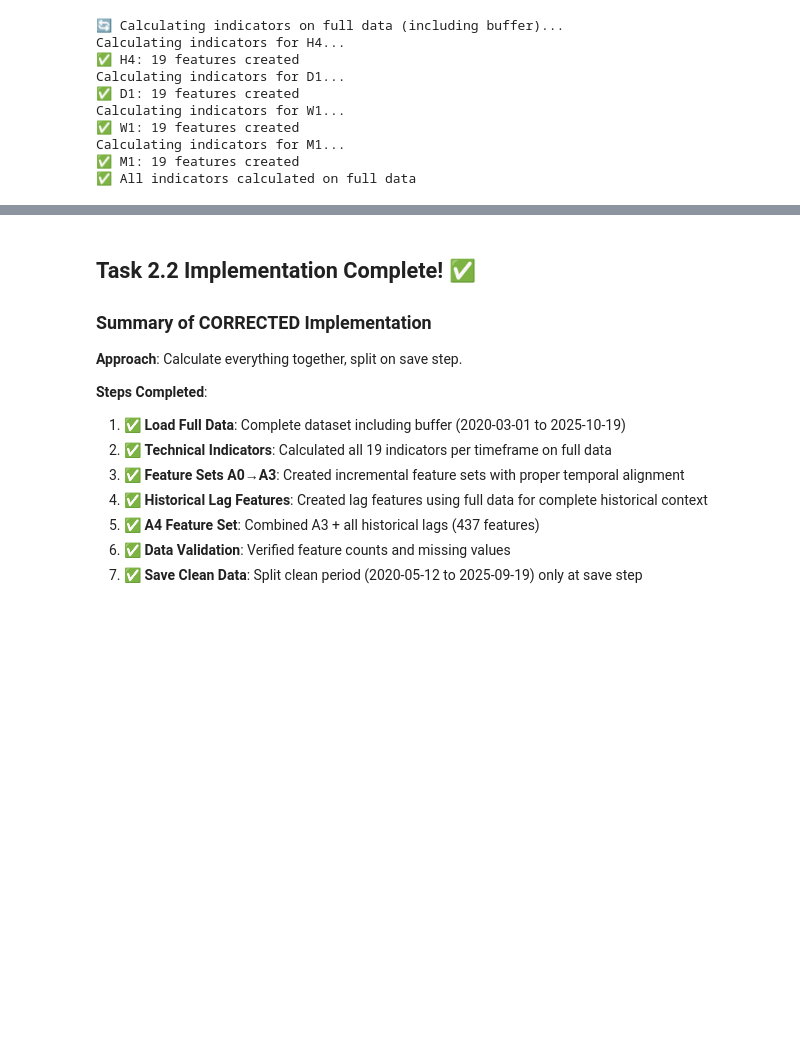
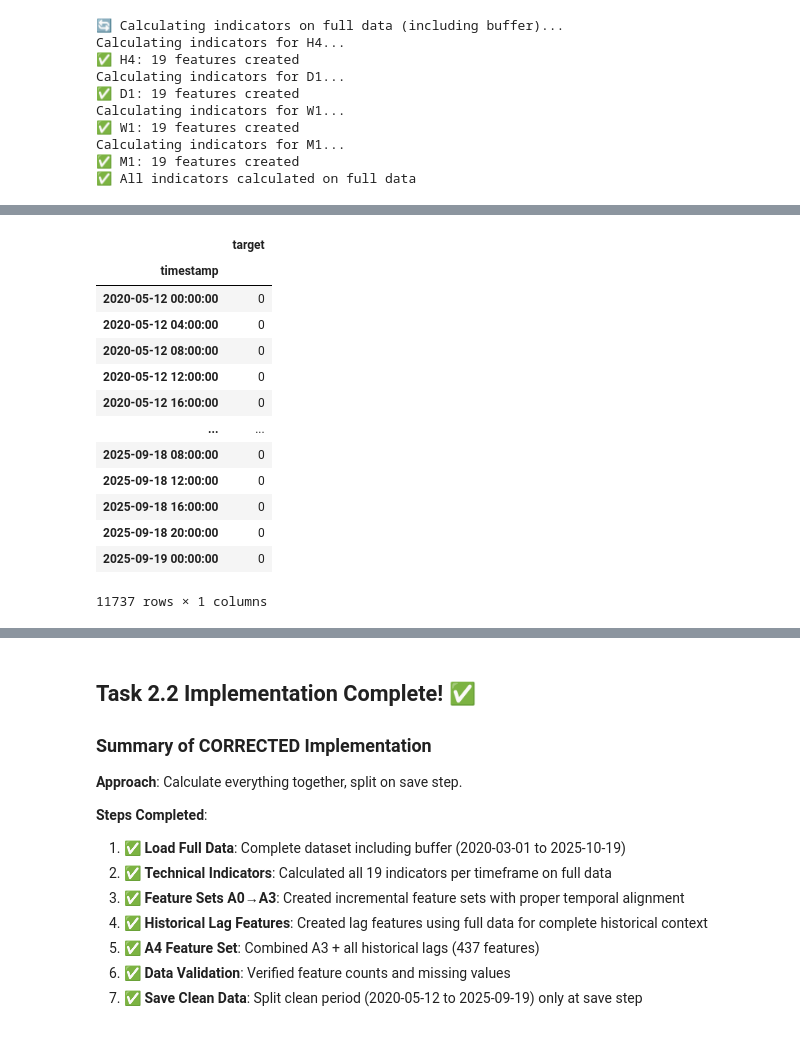
Before and after one commit to jaewanLee/csml_report, a Jupyter notebook: notebooks/02_feature_engineering.ipynb, the cells around one changed output, grey strips where cells are left out. Saved outputs shown, nothing was run; the diff lists cells and outputs as text; code cells hidden in the pictures; blank space fills up the shorter version.

```diff
--- a/notebooks/02_feature_engineering.ipynb
+++ b/notebooks/02_feature_engineering.ipynb
@@ -39,10 +42,10 @@ def load_full_data():
     """Load full data including buffer for complete calculations"""
 
     # Load full data
-    h4_full = pd.read_parquet('../data_collection/data/btc_4h_20251021.parquet')
-    d1_full = pd.read_parquet('../data_collection/data/btc_1d_20251021.parquet')
-    w1_full = pd.read_parquet('../data_collection/data/btc_1w_20251021.parquet')
-    m1_full = pd.read_parquet('../data_collection/data/btc_1M_20251021.parquet')
+    h4_full = pd.read_parquet('../data_collection/data/btc_4h_20251022.parquet')
+    d1_full = pd.read_parquet('../data_collection/data/btc_1d_20251022.parquet')
+    w1_full = pd.read_parquet('../data_collection/data/btc_1w_20251022.parquet')
+    m1_full = pd.read_parquet('../data_collection/data/btc_1M_20251022.parquet')
 
     # Ensure datetime index
     for df in [h4_full, d1_full, w1_full, m1_full]:
@@ -680,0 +633,58 @@ A3_clean na count: 86095
+# %%
+def create_target_variable_first_threshold_vectorized(h4_full,
+                                                      train_start='2020-05-12',
+                                                      test_end='2025-09-19'):
+    """
+    Create target variable using vectorized operations for efficiency
+    """
+
+    print("🎯 Creating target variable (vectorized first threshold logic)...")
+
+    # Create target variable for ALL H4 data
+    y_full = pd.DataFrame(index=h4_full.index)
+    y_full['target'] = 0  # Initialize with 0
+
+    print("🔄 Calculating target labels...")
+
+    for i in range(len(h4_full)):
+        if i % 1000 == 0:
+            print(f"   Processing {i}/{len(h4_full)} records...")
+
+        current_close = h4_full.iloc[i]['close']
+
+        # Get next 180 periods (30 days * 6 periods per day)
+        if i + 180 < len(h4_full):
+            future_data = h4_full.iloc[i + 1:i + 181]
+
+            # Calculate price changes
+            price_increases = (future_data['close'] - current_close) / current_close
+            price_drops = (future_data['low'] - current_close) / current_close
+
+            # Find first threshold and assign directly
+            for j in range(len(future_data)):
+                # Check +5% threshold first
+                if price_increases.iloc[j] >= 0.10:
+                    y_full.iloc[i, 0] = 0  # BUY first - assign and break
+                    break
+
+                # Check -15% threshold
+                if price_drops.iloc[j] <= -0.15:
+                    y_full.iloc[i, 0] = 1  # SELL first - assign and break
+                    break
+            else:
+                # If loop completes without break, neither threshold reached
+                y_full.iloc[i, 0] = 0  # Default to REST
+
+                # Filter to focused period
+                y_focused = y_full[(y_full.index >= train_start)
+                                & (y_full.index <= test_end)]
+
+    print(f"✅ Target variable created:")
+    print(f"   Total records: {len(y_focused)}")
+    print(f"   Sell labels: {y_focused['target'].sum()}")
+    print(f"   Rest labels: {len(y_focused) - y_focused['target'].sum()}")
+
+    return y_focused
+
+create_target_variable_first_threshold_vectorized(h4_full)
+# %% [output]
@@ -680,0 +710,14 @@ A3_clean na count: 86095
+|  | target |
+| timestamp |  |
+| 2020-05-12 00:00:00 | 0 |
+| 2020-05-12 04:00:00 | 0 |
+| 2020-05-12 08:00:00 | 0 |
+| 2020-05-12 12:00:00 | 0 |
+| 2020-05-12 16:00:00 | 0 |
+| ... | ... |
+| 2025-09-18 08:00:00 | 0 |
+| 2025-09-18 12:00:00 | 0 |
+| 2025-09-18 16:00:00 | 0 |
+| 2025-09-18 20:00:00 | 0 |
+| 2025-09-19 00:00:00 | 0 |
+11737 rows × 1 columns
```
Also changed, not shown: parts of 25 cells of this notebook, 26 other files.
